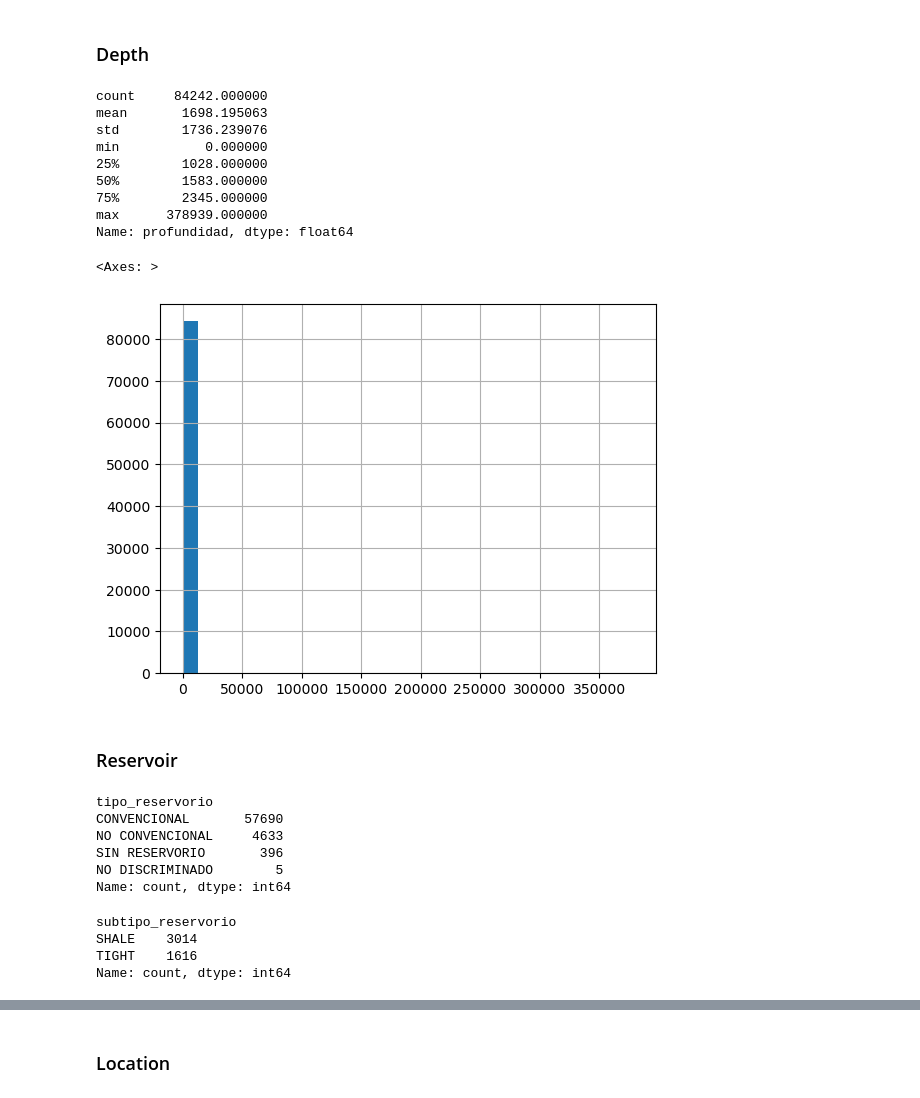
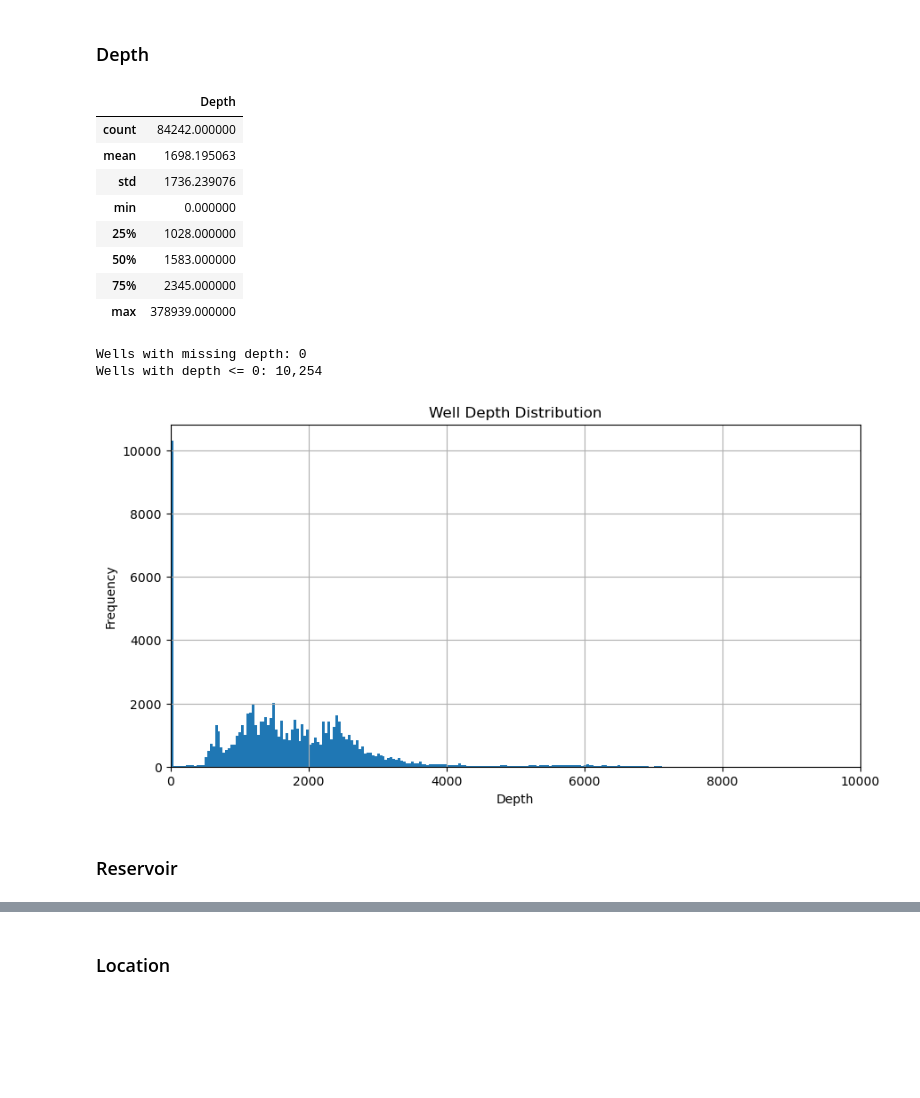
Before and after one commit to Isivaleriano/TP_Ing_Software, a Jupyter notebook: notebooks/01_data_exploration.ipynb, the cells around one changed output, grey strips where cells are left out. Drawn from its saved outputs; the diff is of its cells as text; code cells hidden in the pictures; blank space fills up the shorter version.

```diff
--- a/notebooks/01_data_exploration.ipynb
+++ b/notebooks/01_data_exploration.ipynb
@@ -357,37 +314,43 @@ Checked uniqueness of id just in case, one record per well
 # %% [markdown]
 ### Depth
 # %%
-wells["profundidad"].describe()
+depth_summary = (wells["profundidad"].describe().to_frame(name="Depth") )
+display(depth_summary)
 # %% [output]
-count     84242.000000
-mean       1698.195063
-std        1736.239076
-min           0.000000
-25%        1028.000000
-50%        1583.000000
-75%        2345.000000
-max      378939.000000
-Name: profundidad, dtype: float64
+|  | Depth |
+| count | 84242.000000 |
+| mean | 1698.195063 |
+| std | 1736.239076 |
+| min | 0.000000 |
+| 25% | 1028.000000 |
+| 50% | 1583.000000 |
+| 75% | 2345.000000 |
+| max | 378939.000000 |
+# %%
+print(
+    f"Wells with missing depth: "
+    f"{wells['profundidad'].isna().sum():,}"
+)
+
+print(
+    f"Wells with depth <= 0: "
+    f"{(wells['profundidad'] <= 0).sum():,}"
+)
+# %% [output]
+Wells with missing depth: 0
+Wells with depth <= 0: 10,254
 # %%
-wells["profundidad"].hist(bins=30)
+plt.figure(figsize=(10, 5))
+
+wells["profundidad"].hist(bins=10000)
+
+plt.xlim(0, 10000)
+
+plt.title("Well Depth Distribution")
+plt.xlabel("Depth")
+plt.ylabel("Frequency")
+plt.show()
 # %% [output]
-<Axes: >
-[figure, old version]
+[figure, new version]
 # %% [markdown]
 ### Reservoir
-# %%
-wells["tipo_reservorio"].value_counts()
-# %% [output]
-tipo_reservorio
-CONVENCIONAL       57690
-NO CONVENCIONAL     4633
-SIN RESERVORIO       396
-NO DISCRIMINADO        5
-Name: count, dtype: int64
-# %%
-wells["subtipo_reservorio"].value_counts()
-# %% [output]
-subtipo_reservorio
-SHALE    3014
-TIGHT    1616
-Name: count, dtype: int64
```
Also changed, not shown: parts of 46 cells of this notebook.
